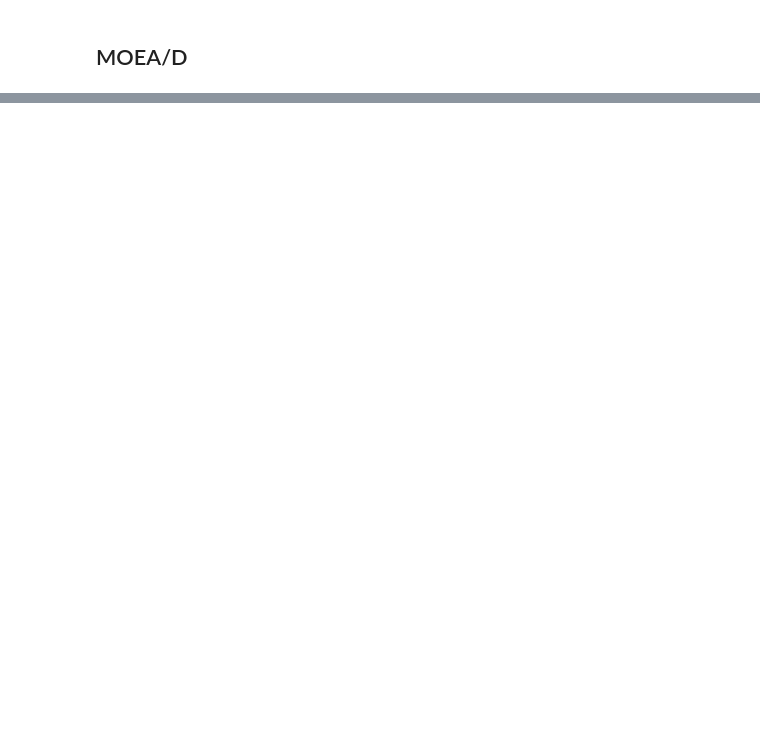
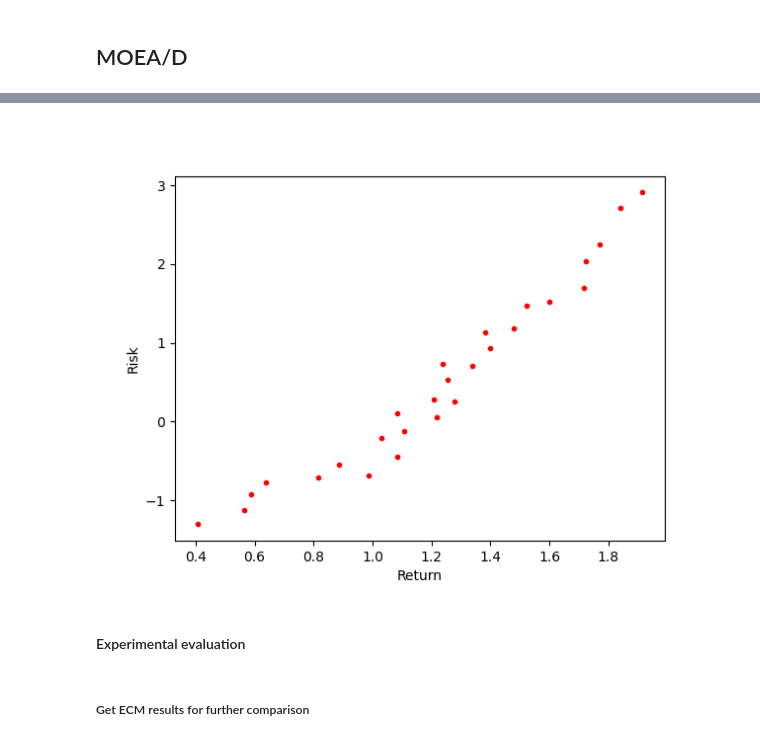
Before and after one commit to alessandro1802/moo, a Jupyter notebook: lab2.ipynb, the cells around one changed output, grey strips where cells are left out. Saved outputs shown, nothing was run; the diff lists cells and outputs as text; code cells hidden in the pictures; blank space fills up the shorter version.

Commit message:
obtained Lab 2 ECM results

```diff
--- a/lab2.ipynb
+++ b/lab2.ipynb
@@ -441,0 +425,17 @@ solver.plot_state_2d()
+# %%
+x, y = [], []
+for weights_solution in final_population:
+    x.append(sum([float(stock_data[i].increase) * weights_solution[i] for i in range(len(stock_data))]))
+    y.append(sum([sum(risk_matrix[i]) * weights_solution[i] for i in range(len(stock_data))]))
+
+fig, ax = plt.subplots(1, 1)
+ax.plot(x, y, '.r', zorder=0)
+ax.set_xlabel('Return')
+ax.set_ylabel('Risk')
+plt.show()
+# %% [output]
+[figure, added]
+# %% [markdown]
+#### Experimental evaluation
+# %% [markdown]
+##### Get ECM results for further comparison
```
Also changed, not shown: parts of 19 cells of this notebook.
